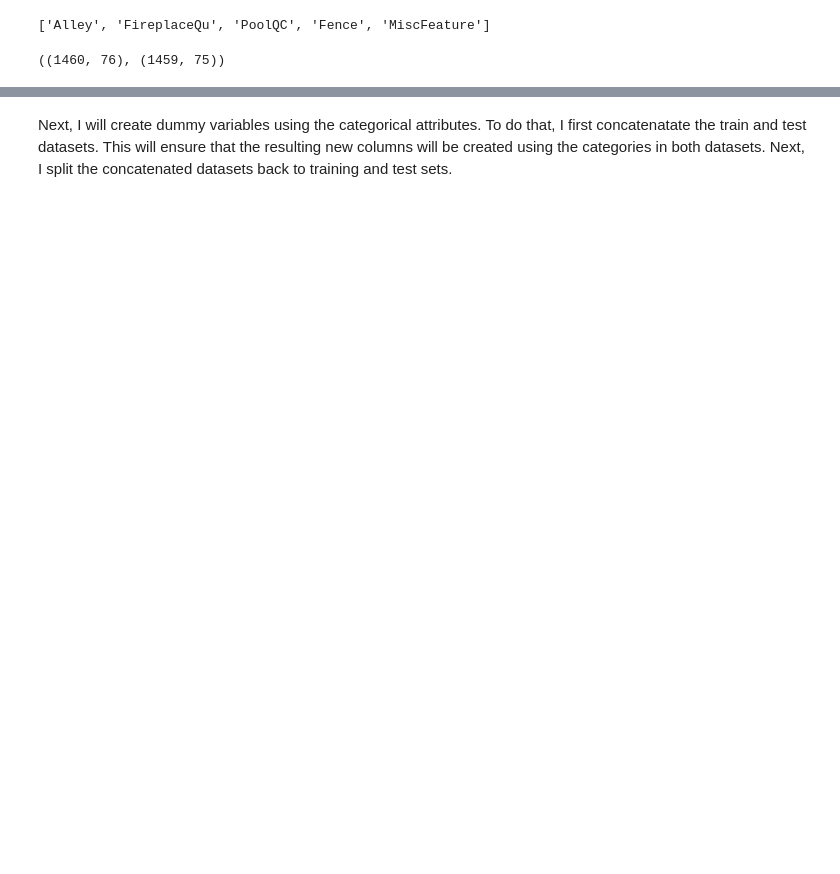
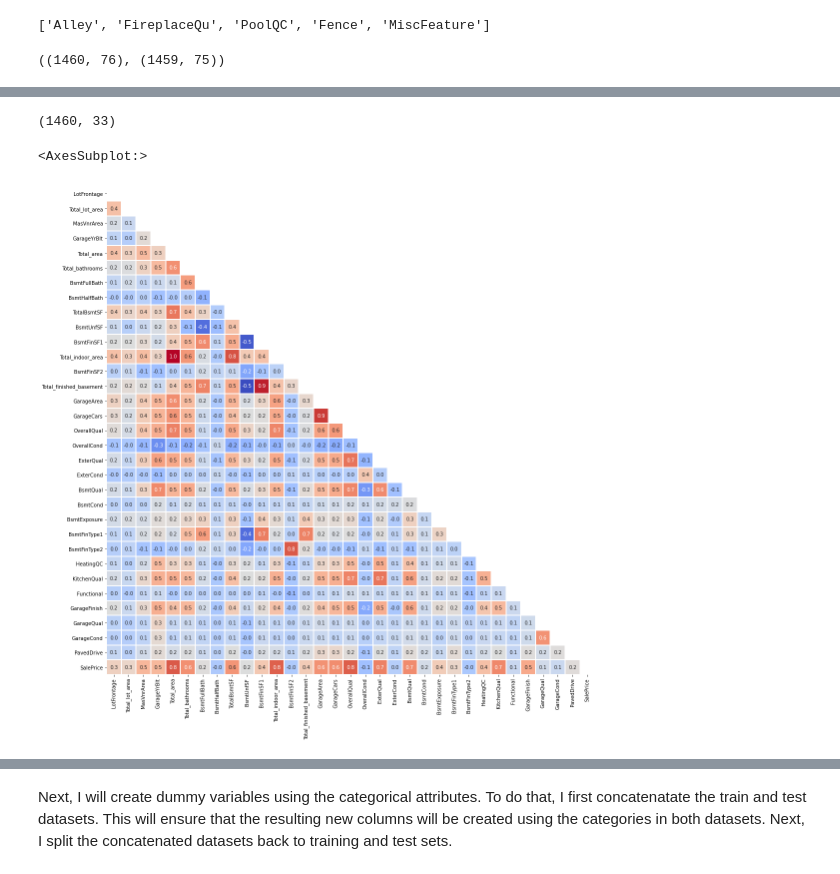
Before and after one commit to allakulov/Udacity_houseprices, a Jupyter notebook: Udacity_capstone.ipynb, the cells around one changed output, grey strips where cells are left out. Saved outputs shown, nothing was run; the diff lists cells and outputs as text; code cells hidden in the pictures; blank space fills up the shorter version.

```diff
--- a/Udacity_capstone.ipynb
+++ b/Udacity_capstone.ipynb
@@ -207,0 +583,8 @@ test = categorical_na(test)
+# %%
+# gather all numerical attributes by combinining
+num_attributes = num_col + ordinal_col
+# %%
+# dataset of numerical values for constructing a correllation matrix
+df_corr = train[num_attributes]
+df_corr['SalePrice'] = train['SalePrice']
+df_corr.tail()
@@ -207,0 +604,22 @@ test = categorical_na(test)
+# %%
+df_corr.shape
+# %% [output]
+(1460, 33)
+# %%
+# correlation values
+corr = df_corr.corr()
+
+#graph
+mask = np.triu(corr)
+plt.figure(figsize=(18, 18))
+sns.heatmap(corr,
+            annot=True,
+            fmt='.1f',
+            cmap='coolwarm',
+            square=True,
+            mask=mask,
+            linewidths=1,
+            cbar=False)
+# %% [output]
+<AxesSubplot:>
+[figure, added]
```
Also changed, not shown: parts of 128 cells of this notebook.
